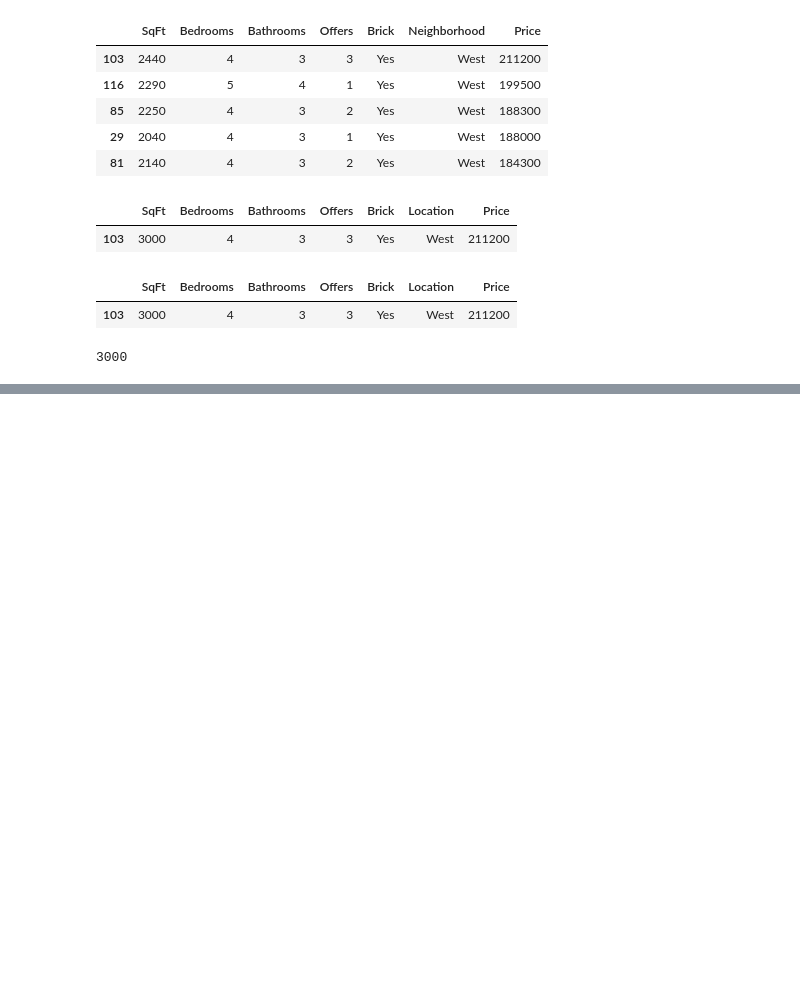
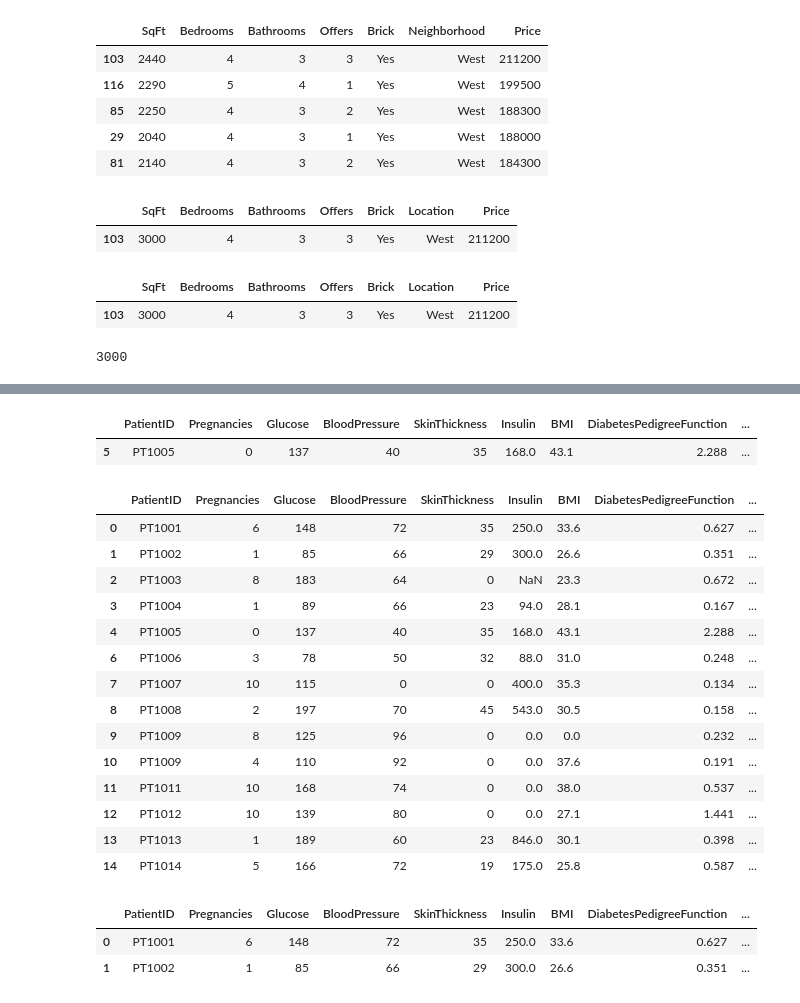
Before and after one commit to arpanspeaks/python-training-edureka, a Jupyter notebook: Day 3 - Pandas.ipynb, the cells around one changed output, grey strips where cells are left out. Saved outputs shown, nothing was run; the diff lists cells and outputs as text; code cells hidden in the pictures; blank space fills up the shorter version.

```diff
--- a/Day 3 - Python Training.ipynb
+++ b/Day 3 - Pandas.ipynb
@@ -661,0 +943,29 @@ houseData.loc[103, 'SqFt']
+# %%
+df[df.duplicated()]
+# %% [output]
+|  | PatientID | Pregnancies | Glucose | BloodPressure | SkinThickness | Insulin | BMI | DiabetesPedigreeFunction | ... |
+| 5 | PT1005 | 0 | 137 | 40 | 35 | 168.0 | 43.1 | 2.288 | ... |
+# %%
+df.drop_duplicates()
+# %% [output]
+|  | PatientID | Pregnancies | Glucose | BloodPressure | SkinThickness | Insulin | BMI | DiabetesPedigreeFunction | ... |
+| 0 | PT1001 | 6 | 148 | 72 | 35 | 250.0 | 33.6 | 0.627 | ... |
+| 1 | PT1002 | 1 | 85 | 66 | 29 | 300.0 | 26.6 | 0.351 | ... |
+| 2 | PT1003 | 8 | 183 | 64 | 0 | NaN | 23.3 | 0.672 | ... |
+| 3 | PT1004 | 1 | 89 | 66 | 23 | 94.0 | 28.1 | 0.167 | ... |
+| 4 | PT1005 | 0 | 137 | 40 | 35 | 168.0 | 43.1 | 2.288 | ... |
+| 6 | PT1006 | 3 | 78 | 50 | 32 | 88.0 | 31.0 | 0.248 | ... |
+| 7 | PT1007 | 10 | 115 | 0 | 0 | 400.0 | 35.3 | 0.134 | ... |
+| 8 | PT1008 | 2 | 197 | 70 | 45 | 543.0 | 30.5 | 0.158 | ... |
+| 9 | PT1009 | 8 | 125 | 96 | 0 | 0.0 | 0.0 | 0.232 | ... |
+| 10 | PT1009 | 4 | 110 | 92 | 0 | 0.0 | 37.6 | 0.191 | ... |
+| 11 | PT1011 | 10 | 168 | 74 | 0 | 0.0 | 38.0 | 0.537 | ... |
+| 12 | PT1012 | 10 | 139 | 80 | 0 | 0.0 | 27.1 | 1.441 | ... |
+| 13 | PT1013 | 1 | 189 | 60 | 23 | 846.0 | 30.1 | 0.398 | ... |
+| 14 | PT1014 | 5 | 166 | 72 | 19 | 175.0 | 25.8 | 0.587 | ... |
+# %%
+df.drop_duplicates(subset='Outcome')
+# %% [output]
+|  | PatientID | Pregnancies | Glucose | BloodPressure | SkinThickness | Insulin | BMI | DiabetesPedigreeFunction | ... |
+| 0 | PT1001 | 6 | 148 | 72 | 35 | 250.0 | 33.6 | 0.627 | ... |
+| 1 | PT1002 | 1 | 85 | 66 | 29 | 300.0 | 26.6 | 0.351 | ... |
```
Also changed, not shown: parts of 35 cells of this notebook, 4 other files.
